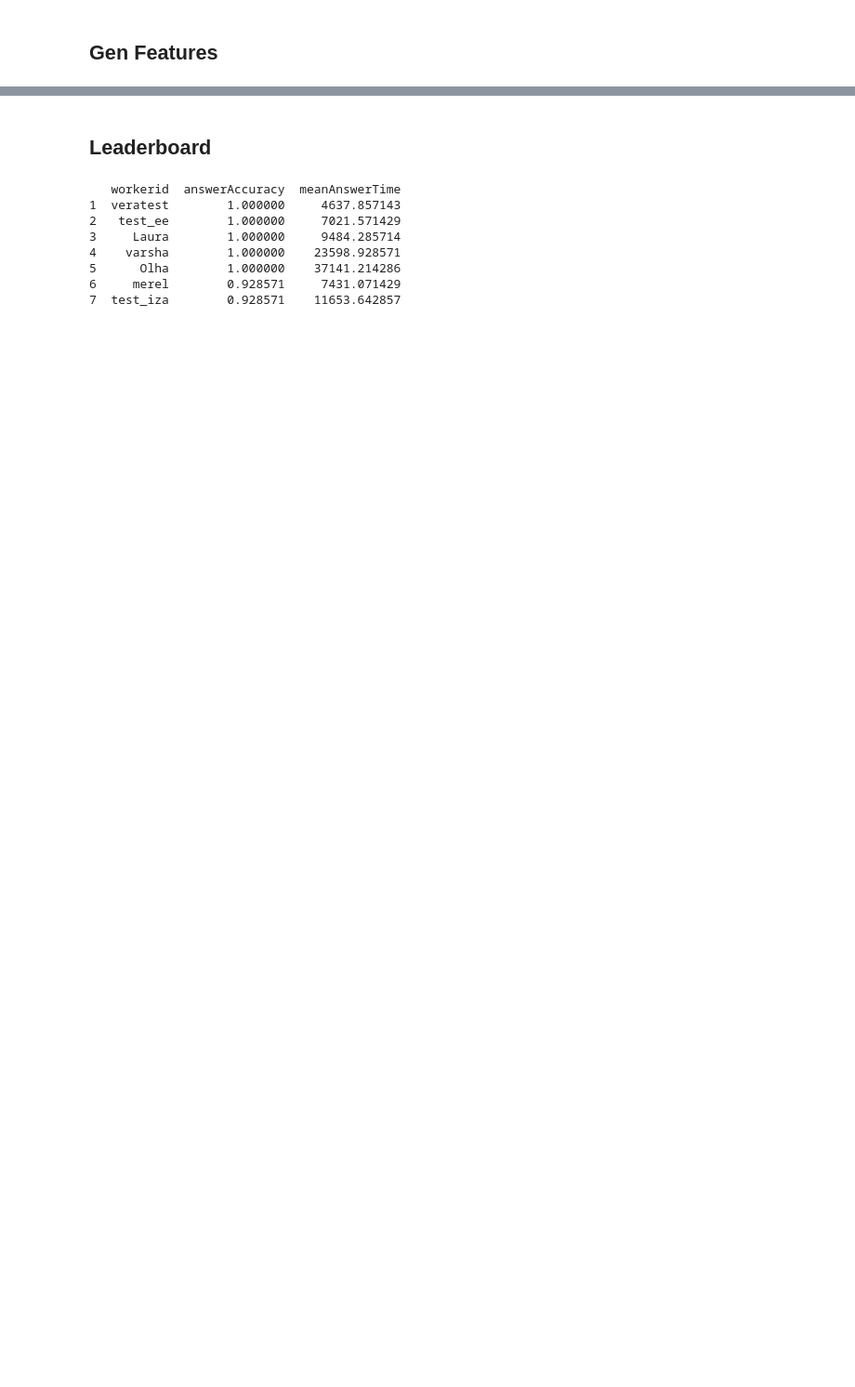
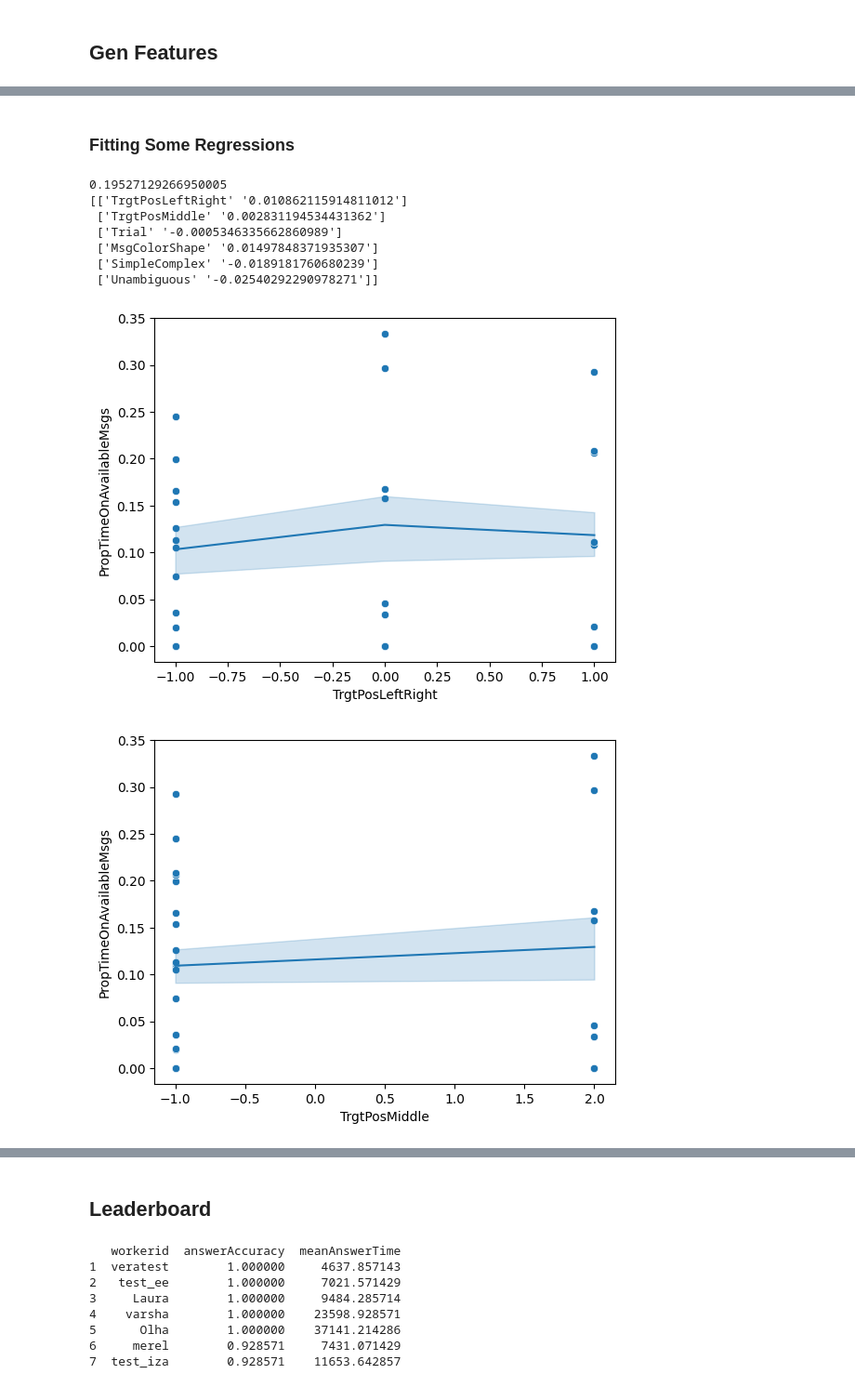
Before and after one commit to GAtemROU/Thesis-Project, a Jupyter notebook: analysis/heatmap_gen.ipynb, the cells around one changed output, grey strips where cells are left out. Shown at 93% size. Drawn from its saved outputs; the diff is of its cells as text; code cells hidden in the pictures; blank space fills up the shorter version.

```diff
--- a/analysis/heatmap_gen.ipynb
+++ b/analysis/heatmap_gen.ipynb
@@ -203,0 +397,2 @@ final_df
+# %% [markdown]
+### Fitting Some Regressions
@@ -203,0 +418,26 @@ final_df
+# %%
+
+# fit linear regression and report correlation of features to target
+from sklearn.linear_model import LinearRegression
+reg = LinearRegression().fit(x, y)
+y_pred = reg.predict(x)
+
+coefs = np.array([features, reg.coef_]).T
+print(reg.score(x, y))
+print(coefs)
+
+# plot feature and mmodel predictions for each feature
+for feature in features:
+    plt.figure()
+    sns.scatterplot(x=fit_df[feature], y=fit_df['PropTimeOnAvailableMsgs'])
+    sns.lineplot(x=fit_df[feature], y=y_pred)
+# %% [output]
+0.19527129266950005
+[['TrgtPosLeftRight' '0.010862115914811012']
+ ['TrgtPosMiddle' '0.002831194534431362']
+ ['Trial' '-0.0005346335662860989']
+ ['MsgColorShape' '0.01497848371935307']
+ ['SimpleComplex' '-0.0189181760680239']
+ ['Unambiguous' '-0.02540292290978271']]
+[figure, added]
+[figure, added]
```
Also changed, not shown: parts of 17 cells of this notebook, 27 other files.
